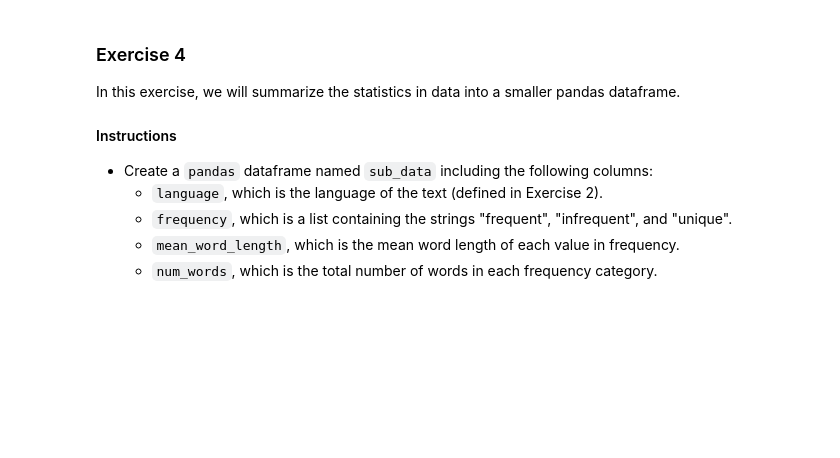
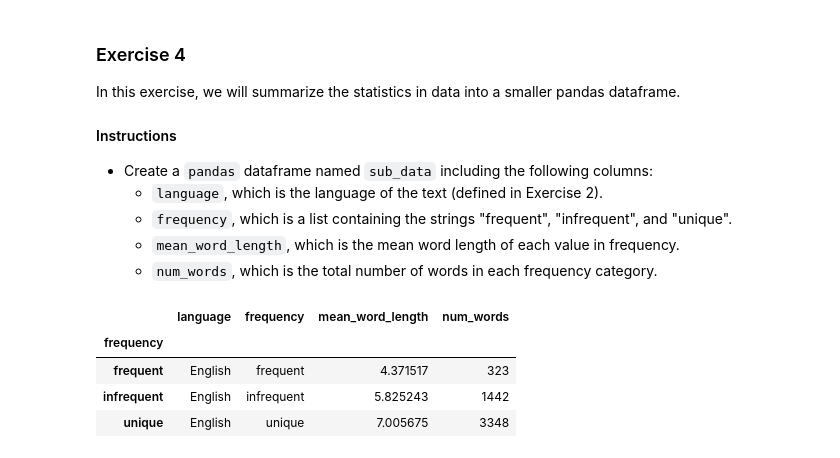
Before and after one commit to divyesh-mistry/Python_for_Research, a Jupyter notebook: hw3_solution.ipynb, the cells around one changed output. Cells and saved outputs as stored; diff of their text form; code cells hidden in the pictures; blank space fills up the shorter version.

```diff
--- a/hw3_solution.ipynb
+++ b/hw3_solution.ipynb
@@ -164,3 +163,12 @@ In this exercise, we will summarize the statistics in data into a smaller pandas
     - `frequency`, which is a list containing the strings "frequent", "infrequent", and "unique".
     - `mean_word_length`, which is the mean word length of each value in frequency.
     - `num_words`, which is the total number of words in each frequency category.
+# %%
+sub_data=pd.DataFrame({"language":language,"frequency":["frequent","infrequent","unique"],"mean_word_length":data.groupby("frequency")['length'].mean(),"num_words":data.groupby("frequency").size()})# here we use size because we just need toatl size of frequent word as example.....like ......gather all word for frequent and find size of those data, this will go on for all 3 option in list
+sub_data
+# %% [output]
+|  | language | frequency | mean_word_length | num_words |
+| frequency |  |  |  |  |
+| frequent | English | frequent | 4.371517 | 323 |
+| infrequent | English | infrequent | 5.825243 | 1442 |
+| unique | English | unique | 7.005675 | 3348 |
```
Also changed, not shown: parts of 8 cells of this notebook.
